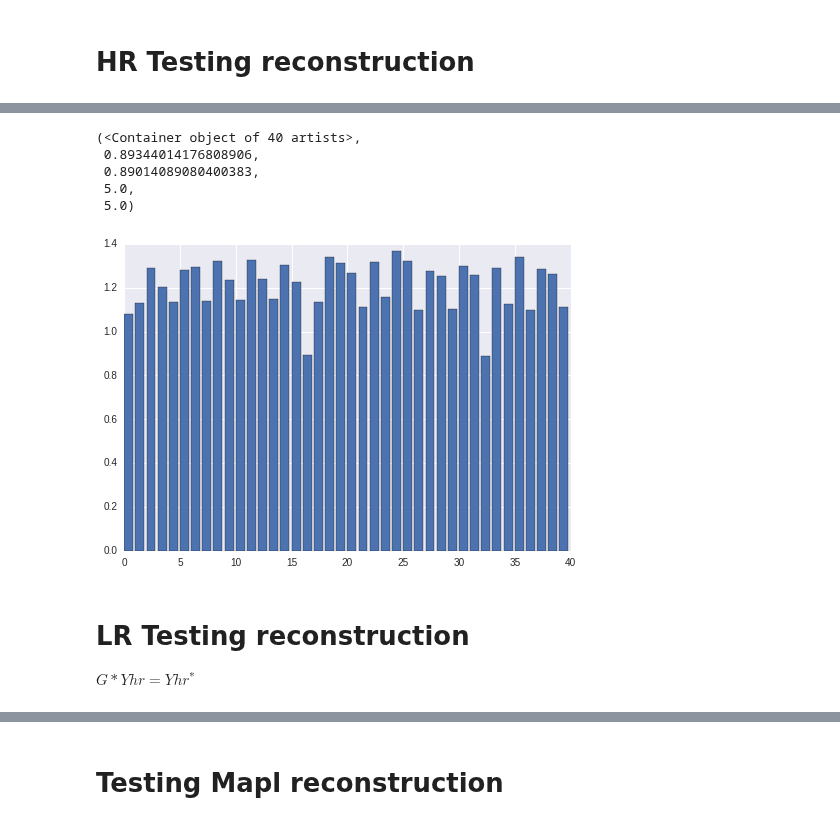
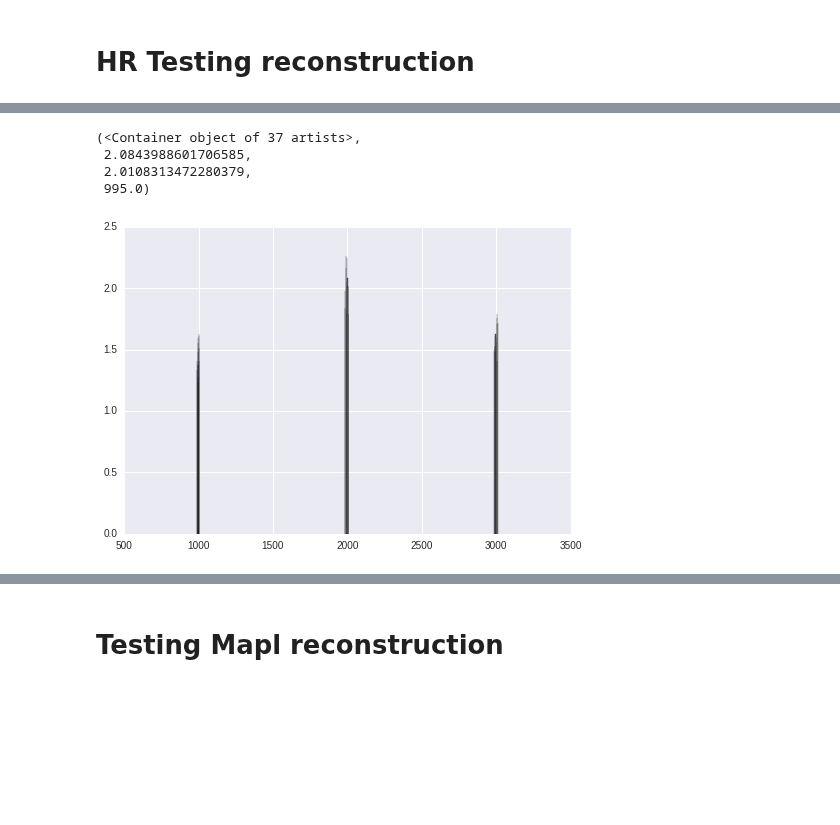
Before and after one commit to egomezsumma/iqt, a Jupyter notebook: Experimento 5.3 (Mapl+ dict G(c)).ipynb, the cells around one changed output, grey strips where cells are left out. Saved outputs shown, nothing was run; the diff lists cells and outputs as text; code cells hidden in the pictures; blank space fills up the shorter version.

Commit message:
agregado intercept a la formula

```diff
--- a/Experimento 5.3 (Mapl+ dict G(c)).ipynb
+++ b/Experimento 5.3 (Mapl+ dict G(c)).ipynb
@@ -360,7 +380,7 @@ $ \min_{C^{hr}} \{ ||GC^{hr} - C^{lr}||^2  + ||C||_{1} \}$
 
     return prob, cvxFidelityExp ,  cvxLaplaceRegExp , cvxNorm1
 # %%
-def solveMin(c_lr, i_hr_shape, G, M, U, tau, gtab, scale=2, max_iters=1500, verbose=False, prob=None):
+def solveMin(c_lr, i_hr_shape, G, M, U, tau, gtab, intercept=None, scale=2, max_iters=1500, verbose=False, prob=None):
     Nx, Ny, Nz, Nb = i_hr_shape
     Nb, Nc = M.shape
     nx, ny, nz = Nx/scale, Ny/scale, Nz/scale
@@ -375,11 +395,12 @@ def solveMin(c_lr, i_hr_shape, G, M, U, tau, gtab, scale=2, max_iters=1500, verb
                                     G,
                                     M, U,tau,
                                     gtab,
-                                    scale)
+                                    scale,
+                                    intercept=intercept)
 
 
     start_time = time.time()
-    res = prob.solve(solver='SCS', max_iters=max_iters, eps=0.50e-02, verbose=verbose )  # Returns the optimal value.
+    res = prob.solve(solver='SCS', max_iters=max_iters, eps=1.0e-05, verbose=verbose )  # Returns the optimal value.
     #res = prob.solve(solver='ECOS')  # Returns the optimal value.
 
     seg = time.time() - start_time
@@ -390,9 +411,14 @@ def solveMin(c_lr, i_hr_shape, G, M, U, tau, gtab, scale=2, max_iters=1500, verb
     print
 
     variables = dict( (v.name(), v) for v in prob.variables())
+    #parameters = dict( (v.name(), v) for v in prob.parameters())
+    #print 'alpha=', variables['alpha'].value ,'beta=',  variables['beta'].value
+    print variables
+    #A, C = i_hr, C_hr
 
     cvxChr = variables['cvxChr']
     # cvxChr: (vhrc, 1) M:(Nb,Nc)
+
     C = np.asarray(cvxChr.value, dtype='float32').reshape((Nx, Ny, Nz, Nc), order='F')
 
     A = M.dot(C.reshape((Nx*Ny*Nz, Nc), order='F').T).T
@@ -415,8 +441,8 @@ VMIN, VMAX=-50, 2500
 
 voi_hr_shape = (12, 12, 12, 6)
 voi_lr_shape = (6, 6, 6, 6)
-#subjects = [100307, 100408, 180129, 180432, 180836, 180937]
-subjects = [100307, 100408, 180129, 180432]
+subjects = [100307, 100408, 180129, 180432, 180836, 180937]
+#subjects = [100307, 100408, 180129, 180432]
 
 bvals2000pos = [18, 27, 69, 75, 101, 107]
 
@@ -433,7 +459,7 @@ reload(hcp)
 loader_func = hcp.load_subject_medium_noS0
 sample_maker = get_sample_maker(subjects, loader_func, scale=2)
 
-n_samples = 4
+n_samples = 6
 iterations = 1
 
 # Metrics to save
@@ -463,15 +489,20 @@ for i in range(0, iterations):
 
     ## The one that left out to validate
     the_one_out = len(subjects)-1
-    i_hr, i_lr, S0hr, _,  gtab = get_sample_dwi(the_one_out, subjects, loader_func, scale=2)
-    #C, c, _ = get_sample(the_one_out, subjects, loader_func, scale=2)
+    i_hr, i_lr, S0hr, S0lr,  gtab = get_sample_dwi(the_one_out, subjects, loader_func, scale=2)
+    i_hr = get_atenuation(i_hr, S0hr)
+    i_lr = get_atenuation(i_lr, S0lr)
+    del(S0hr)
+    del(S0lr)
+    C_hr, _, _ = get_sample(the_one_out, subjects, loader_func, scale=2)
 
     ### Aca shiftear el arreglo de sujetos (train deja el ultimo afuera del entrenamiento)
     lr_samples, hr_samples = buildT_grouping_by_c(sample_maker, n_samples) #lr, hr
 
     # Build downsampling matrix
     print '= Training and fiting ...'
-    regr, chr_train , clr_train, chr_test, clr_test = e1f.train_grouping_by(hr_samples, lr_samples)
+    regr, chr_train , clr_train, chr_test, clr_test, intercept = \
+                e1f.train_grouping_by(hr_samples, lr_samples, intercept=True)
     del(chr_train)
     del(clr_train)
     del(chr_test)
@@ -487,7 +518,7 @@ for i in range(0, iterations):
     # mock: A, seg = np.ones(i_hr.shape), 20
     print '= Solving optimization problem ...'
     A, C, seg, prob, cvxFidelityExp ,  cvxLaplaceRegExp , cvxNorm1 = \
-        solveMin(clr_test, i_hr.shape, G, M, U,  tau, gtab, scale=2, max_iters=1500, verbose=True)
+        solveMin(clr_test, i_hr.shape, G, M, U,  tau, gtab, intercept=intercept, scale=2, max_iters=1500, verbose=True)
     max_vals_hr_r.append(A.max())
     min_vals_hr_r.append(A.min())
 
@@ -592,7 +652,8 @@ A, C, seg, prob, cvxFidelityExp ,  cvxLaplaceRegExp , cvxNorm1 = \
 # %%
-i_hr = get_atenuation(i_hr, S0hr)
-b=4
+
+b=0
 print A[:,6,:, b].mean(), np.std(A), i_hr[:,6,:, b].mean(), np.std(i_hr)
 
 img_utils._ish(A, b=b, vmin=A.min(), vmax=A.max())
+gtab.bvals[b]
 # %% [output]
@@ -653,19 +725,16 @@ mse= 1162428.94935
 # %%
 errel = errrel_layers(A, i_hr)
 errs =[errel[:,:,:,b].mean() for b in xrange(A.shape[3])]
 
-plt.bar(xrange(A.shape[3]), errs),errs[16], errs[32], gtab.bvals[16], gtab.bvals[32]
+
+
+plt.bar(gtab.bvals, errs),errs[16], errs[32], gtab.bvals[b], #set(gtab.bvals)
 # %% [output]
-(<Container object of 40 artists>,
- 0.89344014176808906,
- 0.89014089080400383,
- 5.0,
- 5.0)
+(<Container object of 37 artists>,
+ 2.0843988601706585,
+ 2.0108313472280379,
+ 995.0)
-[figure, old version]
+[figure, new version]
-# %% [markdown]
-# LR Testing reconstruction
-
-$ G*Yhr = Yhr^* $
 # %%
 def errrel_layers(A, B):
     err_rel = np.zeros(A.shape)
```
Also changed, not shown: parts of 11 cells of this notebook, 1 other file.
